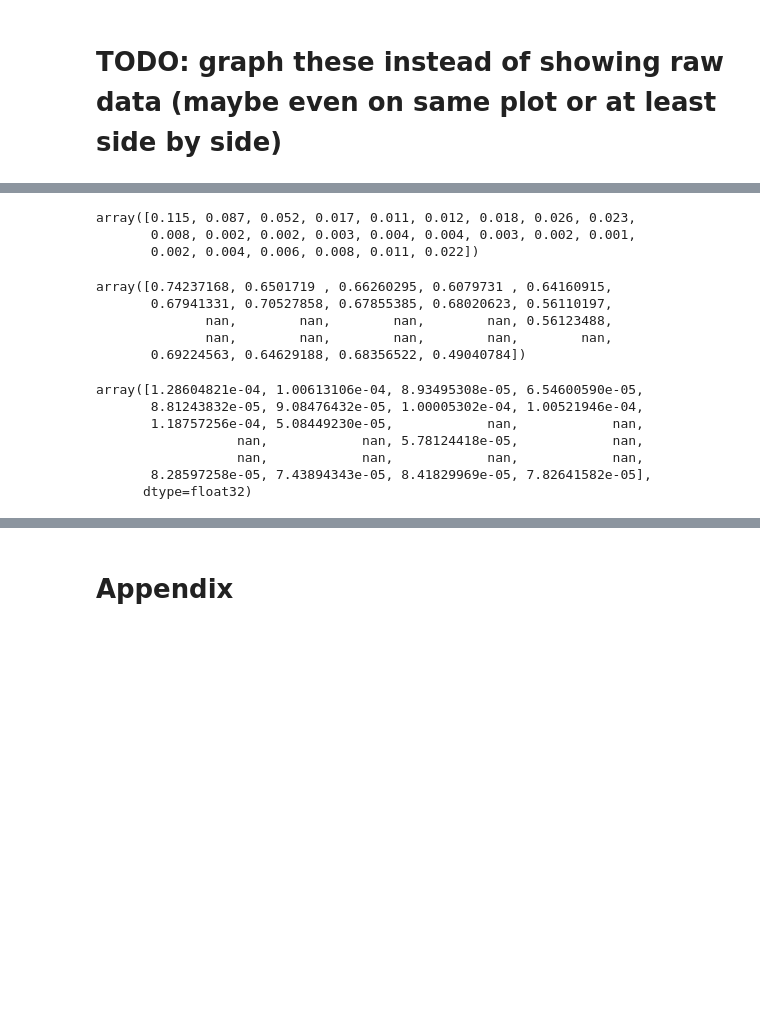
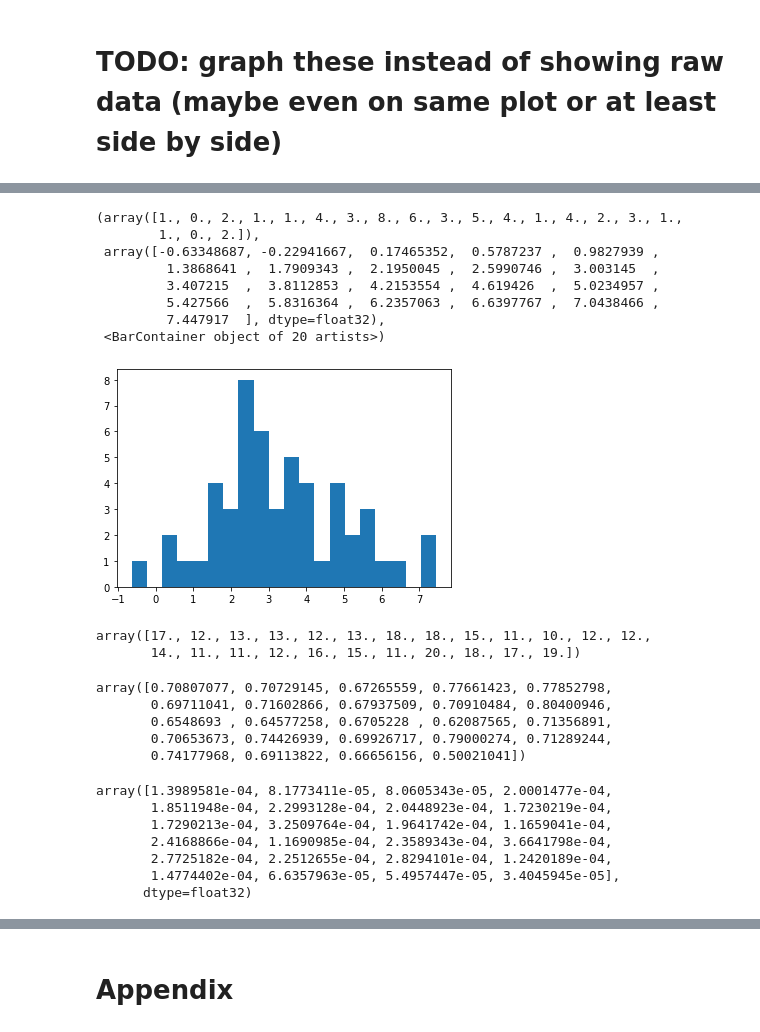
Before and after one commit to mtanghu/Transformer-Trader, a Jupyter notebook: Transformer_Modeling.ipynb, the cells around one changed output, grey strips where cells are left out. Drawn from its saved outputs; the diff is of its cells as text; code cells hidden in the pictures; blank space fills up the shorter version.

```diff
--- a/Transformer_Modeling.ipynb
+++ b/Transformer_Modeling.ipynb
@@ -295,3 +141,29 @@ trainer.save_model('srupp.model')
 # quick prediction test to ensure model isn't cheating
 # %%
 model = SRUTrader.from_pretrained('srupp.model', config = config).cuda().eval()
+# %%
+training_args = TrainingArguments(
+    output_dir = "./results",
+    logging_strategy = "steps",
+    evaluation_strategy = "steps",
+    logging_steps = 10,
+    eval_steps = 10,
+    report_to = "none",
+    learning_rate = 5e-5,
+    weight_decay = .01,
+    lr_scheduler_type = "cosine",
+    warmup_ratio = .05,
+    num_train_epochs = 1,
+    per_device_train_batch_size = 1,
+    per_device_eval_batch_size = 1,
+    max_grad_norm = 1,
+    fp16 = True,
+)
+# %%
+trainer = Trainer(
+    model = model,
+    args = training_args,
+    train_dataset = fx['train'],
+    eval_dataset = fx['validation'],
+    compute_metrics = compute_metrics
+)
@@ -397,29 +301,42 @@ soft_profit, soft_trade = trainer.predict(fx['validation']).predictions
+# %%
+import matplotlib.pyplot as plt
+
+plt.hist(soft_profit.sum(axis = (1, 2)), bins = 20)
+# %% [output]
+(array([1., 0., 2., 1., 1., 4., 3., 8., 6., 3., 5., 4., 1., 4., 2., 3., 1.,
+        1., 0., 2.]),
+ array([-0.63348687, -0.22941667,  0.17465352,  0.5787237 ,  0.9827939 ,
+         1.3868641 ,  1.7909343 ,  2.1950045 ,  2.5990746 ,  3.003145  ,
+         3.407215  ,  3.8112853 ,  4.2153554 ,  4.619426  ,  5.0234957 ,
+         5.427566  ,  5.8316364 ,  6.2357063 ,  6.6397767 ,  7.0438466 ,
+         7.447917  ], dtype=float32),
+ <BarContainer object of 20 artists>)
+[figure, added]
 # %%
 # full trade percent on 24 hours, ignoring last hour, it makes most trades in london and ny sessions (esp overlap)
-(np.abs(soft_trade) > .8).mean(axis = (0, 2)).reshape(-1, 60).mean(axis = 1).round(3)
+((np.abs(soft_trade) > .3).mean(axis = (0, 2)).reshape(-1, 60).mean(axis = 1) * 100).round()
 # %% [output]
-array([0.115, 0.087, 0.052, 0.017, 0.011, 0.012, 0.018, 0.026, 0.023,
-       0.008, 0.002, 0.002, 0.003, 0.004, 0.004, 0.003, 0.002, 0.001,
-       0.002, 0.004, 0.006, 0.008, 0.011, 0.022])
+array([17., 12., 13., 13., 12., 13., 18., 18., 15., 11., 10., 12., 12.,
+       14., 11., 11., 12., 16., 15., 11., 20., 18., 17., 19.])
 # %%
 # full trade accuracy on 24 hours
-np.nanmean(np.where(np.abs(soft_trade) > .8, soft_profit > 0, np.nan), axis = (0, 2)).reshape(-1, 60).mean(axis = 1)
+np.nanmean(np.where(np.abs(soft_trade) > .3, soft_profit > 0, np.nan), axis = (0, 2)).reshape(-1, 60).mean(axis = 1)
 # %% [output]
-array([0.74237168, 0.6501719 , 0.66260295, 0.6079731 , 0.64160915,
-       0.67941331, 0.70527858, 0.67855385, 0.68020623, 0.56110197,
-              nan,        nan,        nan,        nan, 0.56123488,
-              nan,        nan,        nan,        nan,        nan,
-       0.69224563, 0.64629188, 0.68356522, 0.49040784])
+array([0.70807077, 0.70729145, 0.67265559, 0.77661423, 0.77852798,
+       0.69711041, 0.71602866, 0.67937509, 0.70910484, 0.80400946,
+       0.6548693 , 0.64577258, 0.6705228 , 0.62087565, 0.71356891,
+       0.70653673, 0.74426939, 0.69926717, 0.79000274, 0.71289244,
+       0.74177968, 0.69113822, 0.66656156, 0.50021041])
 # %%
 # full trade profit on 24 hours
-np.nanmean(np.where(np.abs(soft_trade) > .8, soft_profit, np.nan), axis = (0, 2)).reshape(-1, 60).mean(axis = 1)
+np.nanmean(np.where(np.abs(soft_trade) > .3, soft_profit, np.nan), axis = (0, 2)).reshape(-1, 60).mean(axis = 1)
 # %% [output]
-array([1.28604821e-04, 1.00613106e-04, 8.93495308e-05, 6.54600590e-05,
-       8.81243832e-05, 9.08476432e-05, 1.00005302e-04, 1.00521946e-04,
-       1.18757256e-04, 5.08449230e-05,            nan,            nan,
-                  nan,            nan, 5.78124418e-05,            nan,
-                  nan,            nan,            nan,            nan,
-       8.28597258e-05, 7.43894343e-05, 8.41829969e-05, 7.82641582e-05],
+array([1.3989581e-04, 8.1773411e-05, 8.0605343e-05, 2.0001477e-04,
+       1.8511948e-04, 2.2993128e-04, 2.0448923e-04, 1.7230219e-04,
+       1.7290213e-04, 3.2509764e-04, 1.9641742e-04, 1.1659041e-04,
+       2.4168866e-04, 1.1690985e-04, 2.3589343e-04, 3.6641798e-04,
+       2.7725182e-04, 2.2512655e-04, 2.8294101e-04, 1.2420189e-04,
+       1.4774402e-04, 6.6357963e-05, 5.4957447e-05, 3.4045945e-05],
       dtype=float32)
 # %%
 # percent full trades on all timeframes
```
Also changed, not shown: parts of 30 cells of this notebook.
